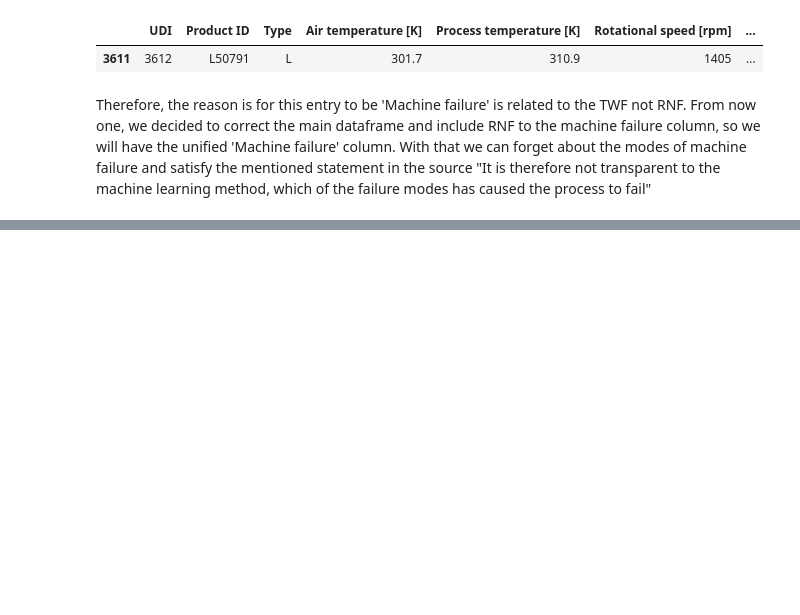
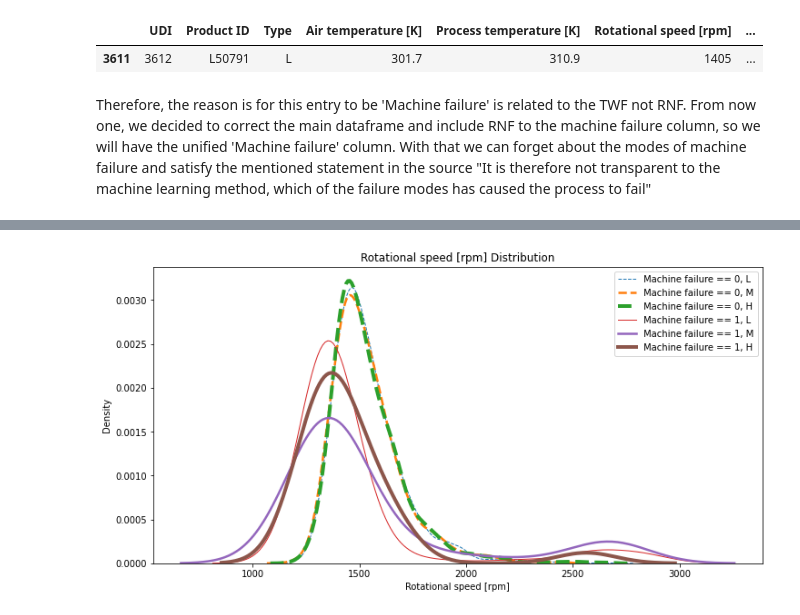
Before and after one commit to KayhanB21/AI4I-2020-predictive-maintenance, a Jupyter notebook: feature-evaluation.ipynb, the cells around one changed output, grey strips where cells are left out. Cells and saved outputs as stored; diff of their text form; code cells hidden in the pictures; blank space fills up the shorter version.

```diff
--- a/feature-evaluation.ipynb
+++ b/feature-evaluation.ipynb
@@ -244,0 +415,6 @@ transparent to the machine learning method, which of the failure modes has cause
+# %%
+plot_kde_multiple(var_col_name = 'Rotational speed [rpm]',
+                  target_col_name = 'Machine failure',
+                  df_plot = df)
+# %% [output]
+[figure, added]
```
Also changed, not shown: parts of 20 cells of this notebook, 3 other files.
